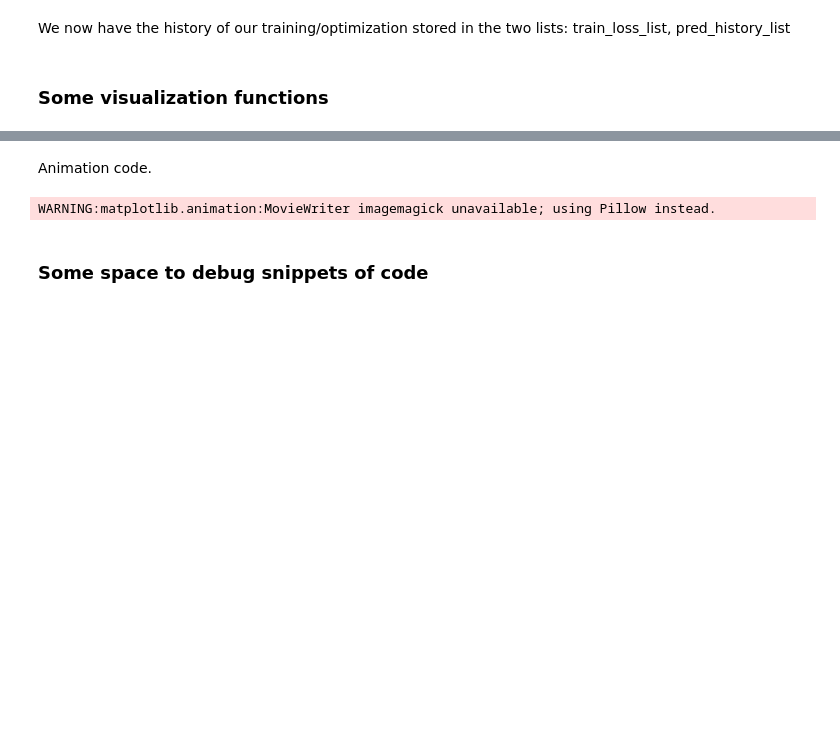
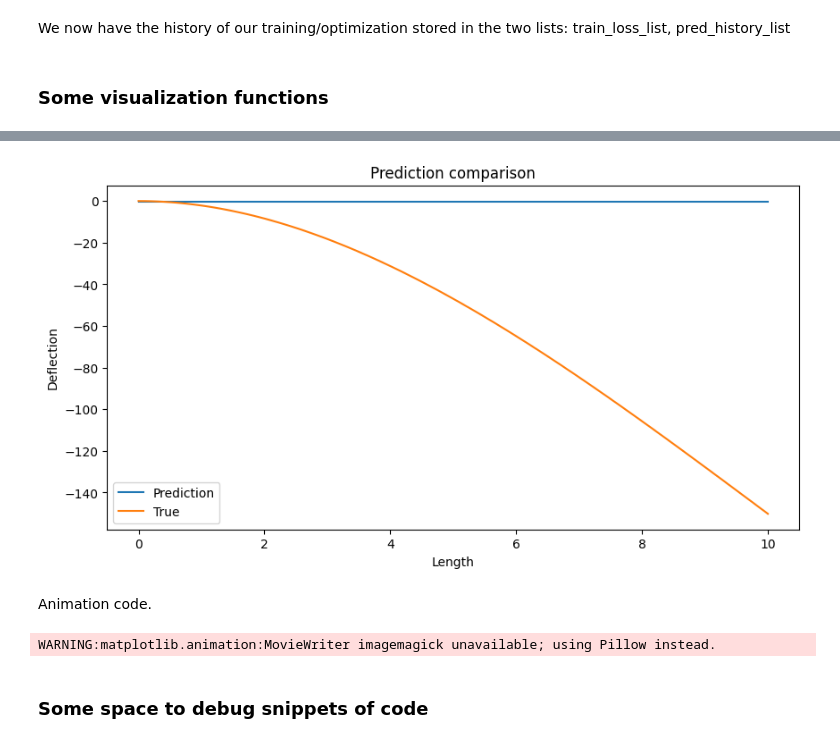
Before and after one commit to jamesterryxu/dsa-2024, a Jupyter notebook: python/gns_colab_jx.ipynb, the cells around one changed output, grey strips where cells are left out. Cells and saved outputs as stored; diff of their text form; code cells hidden in the pictures; blank space fills up the shorter version.

```diff
--- a/python/gns_colab_jx.ipynb
+++ b/python/gns_colab_jx.ipynb
@@ -680,3 +722,10 @@ plot_prediction(prediction=pred_history_list[-1].cpu().detach().numpy(),
+# %%
+plot_prediction(prediction=pred_history_list[-1].cpu().detach().numpy(),
+                data_y_np=data_y_np,
+                title='Prediction comparison',
+                length=10)
+# %% [output]
+[figure, added]
 # %% [markdown]
 Animation code.
 # %%
```
Also changed, not shown: parts of 11 cells of this notebook.
